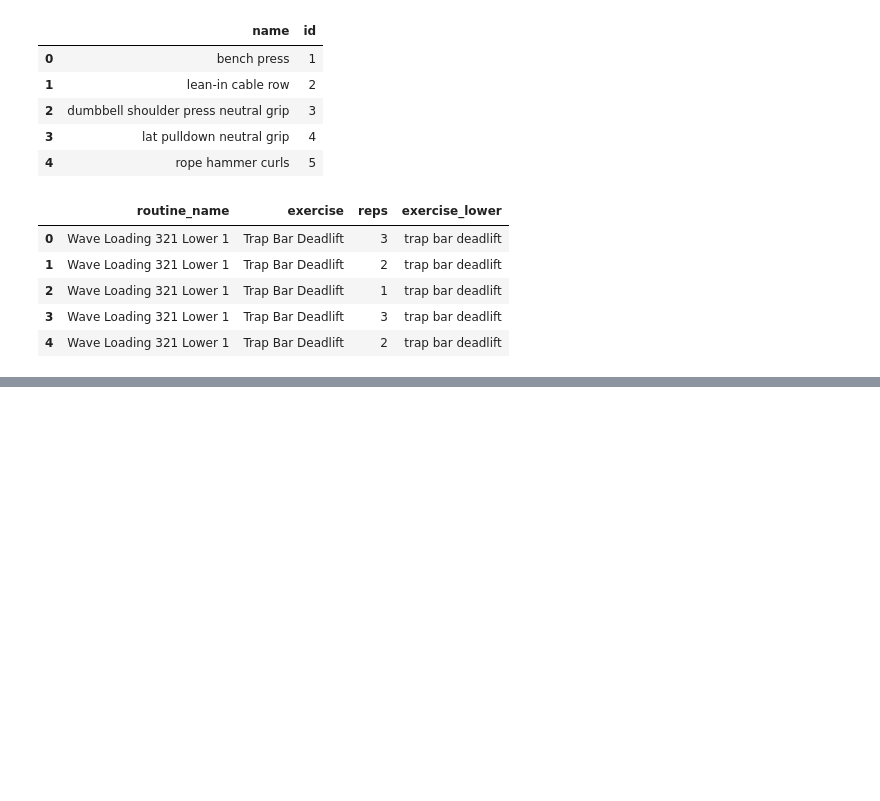
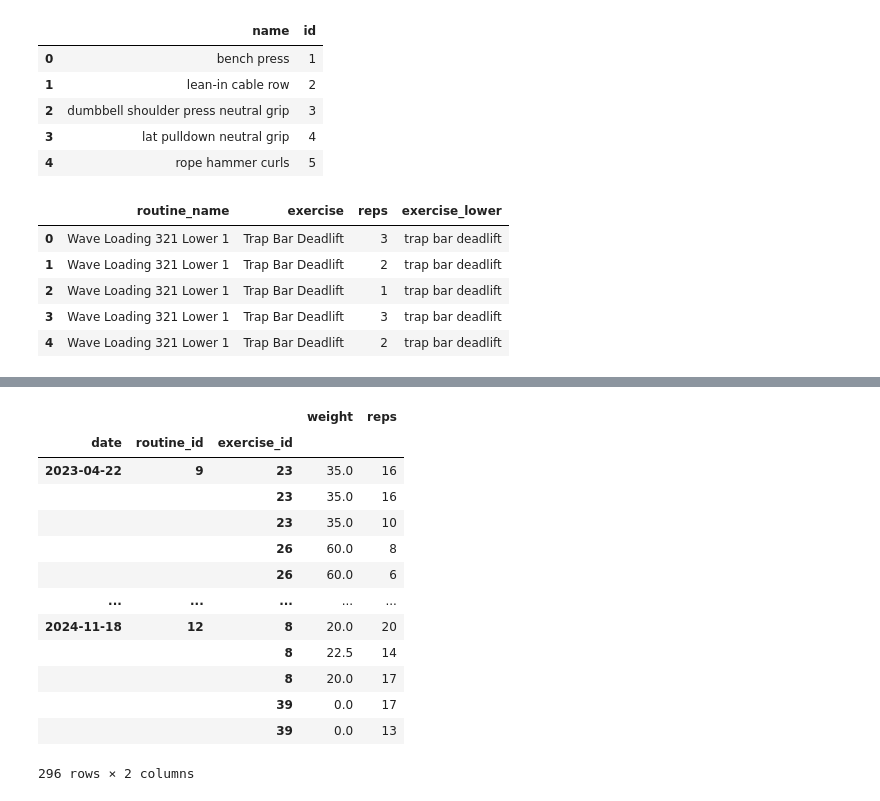
Before and after one commit to jordanbegg/pybenchmark, a Jupyter notebook: notebooks/setup.ipynb, the cells around one changed output, grey strips where cells are left out. Drawn from its saved outputs; the diff is of its cells as text; code cells hidden in the pictures; blank space fills up the shorter version.

Commit message:
adds workouts to client

```diff
--- a/notebooks/setup.ipynb
+++ b/notebooks/setup.ipynb
@@ -197,0 +185,4 @@ exercises.to_dict(orient="records")
+# %%
+df = pd.read_excel(DATA_DIR / "setup.xlsx", sheet_name="workouts")
+df = df.rename(columns={"name": "routine_name"})
+df.head()
@@ -197,0 +199,4 @@ exercises.to_dict(orient="records")
+# %%
+exs = pd.DataFrame(client.exercises.get_exercises())
+exs = exs.rename(columns={"id": "exercise_id", "name": "exercise_name"})
+exs.head()
@@ -197,0 +210,4 @@ exercises.to_dict(orient="records")
+# %%
+routines = pd.DataFrame(client.workout_routines.get_workout_routines())
+routines = routines.rename(columns={"name": "routine_name", "id": "routine_id"})
+routines.head()
@@ -197,0 +221,4 @@ exercises.to_dict(orient="records")
+# %%
+df["exercise_lower"] = df.exercise.str.lower()
+df["workoutroutine_lower"] = df.workoutroutine.str.lower()
+df.head()
@@ -197,0 +232,20 @@ exercises.to_dict(orient="records")
+# %%
+df_all = df.merge(right=exs, left_on="exercise_lower", right_on="exercise_name")
+df_all = df_all.merge(right=routines, left_on="workoutroutine_lower", right_on="routine_name")[["date", "weight", "reps", "routine_id", "exercise_id"]]
+df_all = df_all.set_index(["date", "routine_id", "exercise_id"])
+df_all
+# %% [output]
+|  |  |  | weight | reps |
+| date | routine_id | exercise_id |  |  |
+| 2023-04-22 | 9 | 23 | 35.0 | 16 |
+|  |  | 23 | 35.0 | 16 |
+|  |  | 23 | 35.0 | 10 |
+|  |  | 26 | 60.0 | 8 |
+|  |  | 26 | 60.0 | 6 |
+| ... | ... | ... | ... | ... |
+| 2024-11-18 | 12 | 8 | 20.0 | 20 |
+|  |  | 8 | 22.5 | 14 |
+|  |  | 8 | 20.0 | 17 |
+|  |  | 39 | 0.0 | 17 |
+|  |  | 39 | 0.0 | 13 |
+296 rows × 2 columns
```
Also changed, not shown: parts of 10 cells of this notebook, 5 other files.
